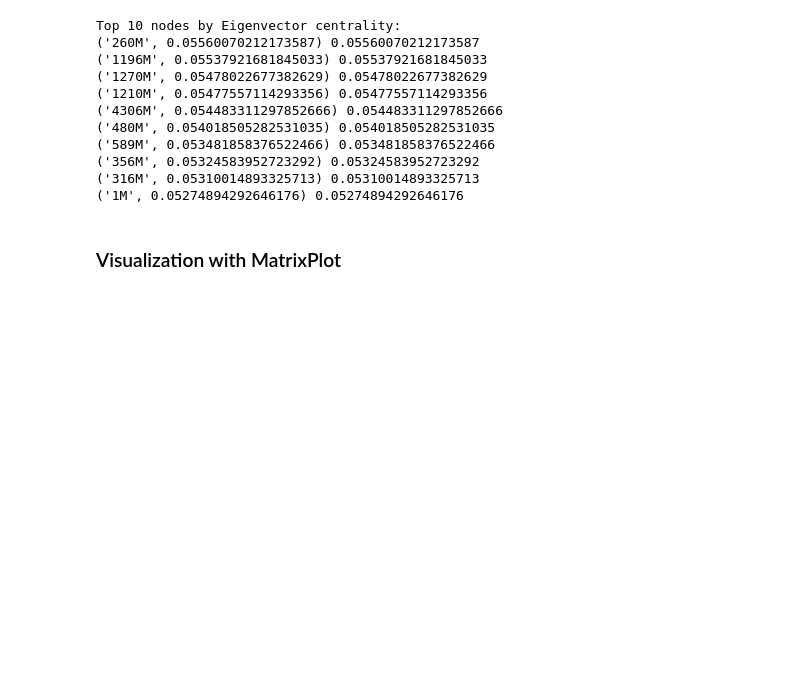
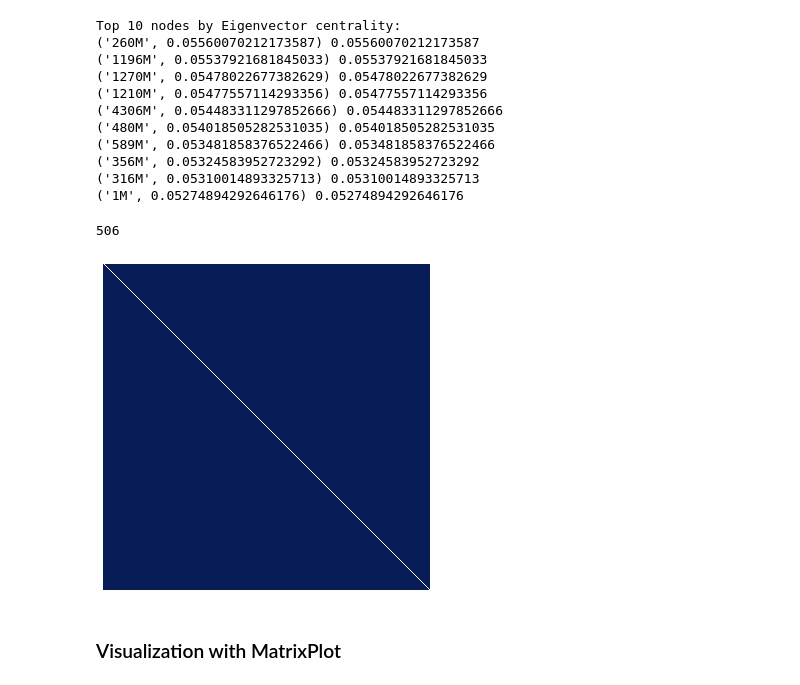
Before and after one commit to AlainKuiete/DATA620ASSIGNMENTS, a Jupyter notebook: data620Project2rating.ipynb, the cells around one changed output. Saved outputs shown, nothing was run; the diff lists cells and outputs as text; code cells hidden in the pictures; blank space fills up the shorter version.

```diff
--- a/data620Project2rating.ipynb
+++ b/data620Project2rating.ipynb
@@ -288,6 +297,15 @@ Top 10 nodes by Eigenvector centrality:
 largest_clique_m = sorted(nx.find_cliques(m), key=lambda x:len(x))[-1]
 # %%
 glcm = m.subgraph(largest_clique_m)
+len(list(glcm))
+# %% [output]
+506
+# %%
+mm = nv.MatrixPlot(glcm)
+mm.draw()
+plt.show()
+# %% [output]
+[figure, added]
 # %% [markdown]
 ### Visualization with MatrixPlot
 # %%
```
Also changed, not shown: parts of 2 cells of this notebook.
